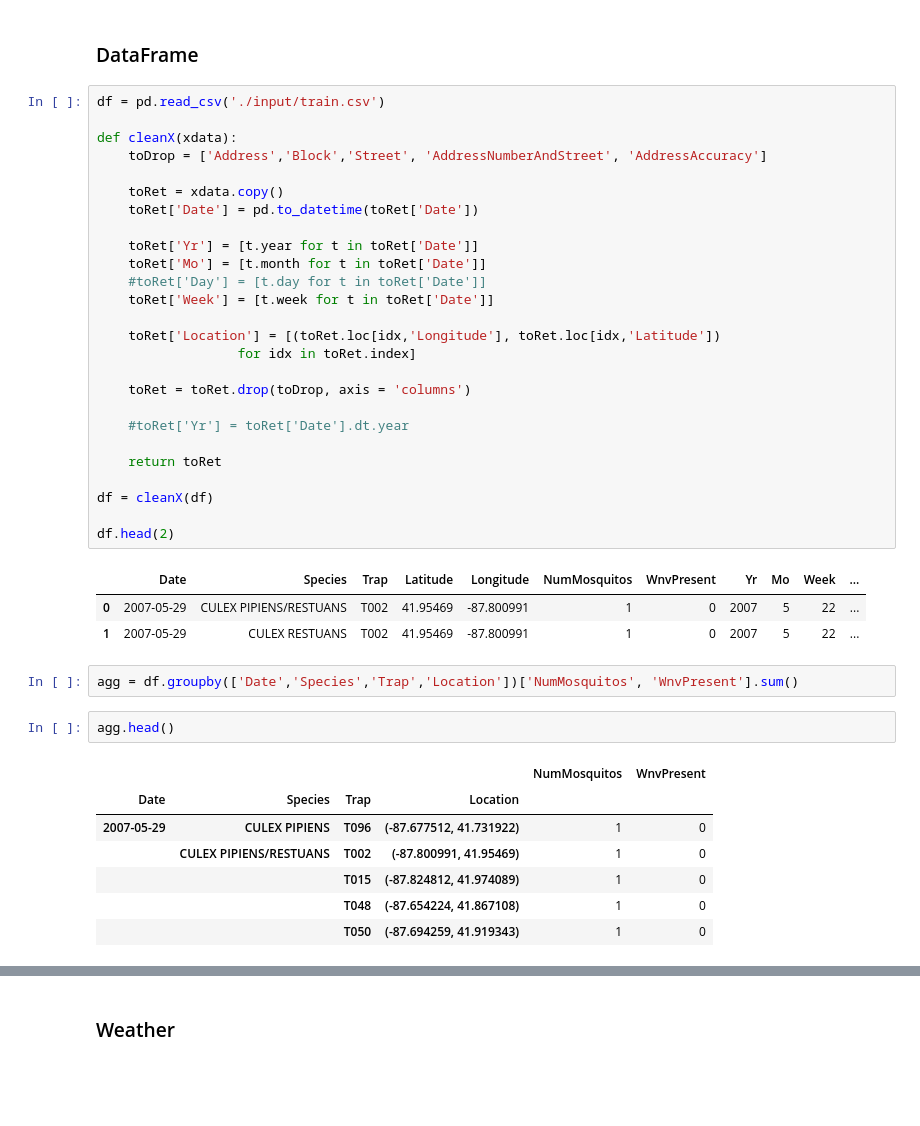
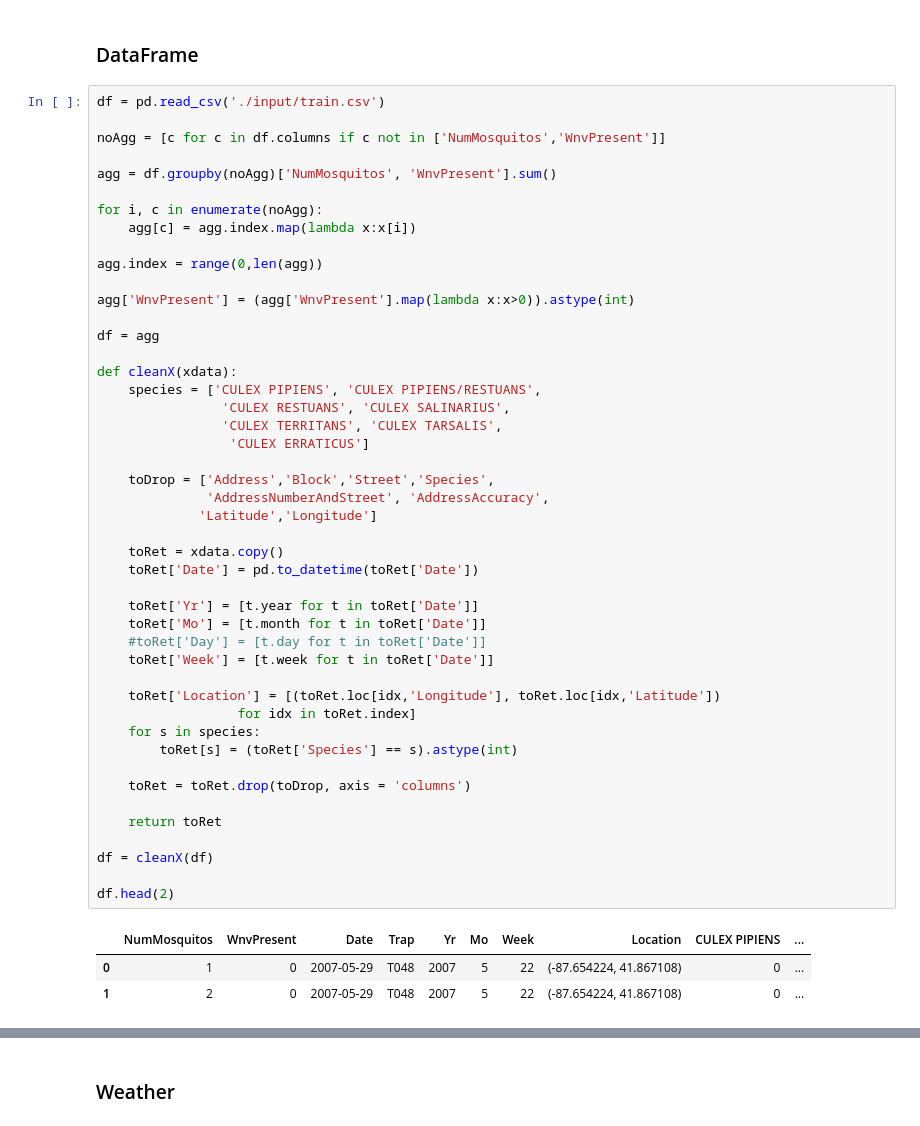
Before and after one commit to wipegup/WNVKaggle, a Jupyter notebook: Data Compiler.ipynb, the cells around one changed output, grey strips where cells are left out. Cells and saved outputs as stored; diff of their text form; blank space fills up the shorter version.

Commit message:
update with species dummies

```diff
--- a/Data Compiler.ipynb
+++ b/Data Compiler.ipynb
@@ -12,42 +12,50 @@ from sklearn.decomposition import TruncatedSVD
 # %%
 df = pd.read_csv('./input/train.csv')
 
+noAgg = [c for c in df.columns if c not in ['NumMosquitos','WnvPresent']]
+
+agg = df.groupby(noAgg)['NumMosquitos', 'WnvPresent'].sum()
+
+for i, c in enumerate(noAgg):
+    agg[c] = agg.index.map(lambda x:x[i])
+
+agg.index = range(0,len(agg))
+
+agg['WnvPresent'] = (agg['WnvPresent'].map(lambda x:x>0)).astype(int)
+
+df = agg
+
 def cleanX(xdata):
-    toDrop = ['Address','Block','Street', 'AddressNumberAndStreet', 'AddressAccuracy']
+    species = ['CULEX PIPIENS', 'CULEX PIPIENS/RESTUANS',
+                'CULEX RESTUANS', 'CULEX SALINARIUS',
+                'CULEX TERRITANS', 'CULEX TARSALIS',
+                 'CULEX ERRATICUS']
+
+    toDrop = ['Address','Block','Street','Species',
+              'AddressNumberAndStreet', 'AddressAccuracy',
+             'Latitude','Longitude']
 
     toRet = xdata.copy()
     toRet['Date'] = pd.to_datetime(toRet['Date'])
 
     toRet['Yr'] = [t.year for t in toRet['Date']]
     toRet['Mo'] = [t.month for t in toRet['Date']]
     #toRet['Day'] = [t.day for t in toRet['Date']]
     toRet['Week'] = [t.week for t in toRet['Date']]
 
     toRet['Location'] = [(toRet.loc[idx,'Longitude'], toRet.loc[idx,'Latitude'])
                   for idx in toRet.index]
+    for s in species:
+        toRet[s] = (toRet['Species'] == s).astype(int)
 
     toRet = toRet.drop(toDrop, axis = 'columns')
-
-    #toRet['Yr'] = toRet['Date'].dt.year
 
     return toRet
 
 df = cleanX(df)
 
 df.head(2)
 # %% [output]
-|  | Date | Species | Trap | Latitude | Longitude | NumMosquitos | WnvPresent | Yr | Mo | Week | ... |
-| 0 | 2007-05-29 | CULEX PIPIENS/RESTUANS | T002 | 41.95469 | -87.800991 | 1 | 0 | 2007 | 5 | 22 | ... |
-| 1 | 2007-05-29 | CULEX RESTUANS | T002 | 41.95469 | -87.800991 | 1 | 0 | 2007 | 5 | 22 | ... |
+|  | NumMosquitos | WnvPresent | Date | Trap | Yr | Mo | Week | Location | CULEX PIPIENS | ... |
+| 0 | 1 | 0 | 2007-05-29 | T048 | 2007 | 5 | 22 | (-87.654224, 41.867108) | 0 | ... |
+| 1 | 2 | 0 | 2007-05-29 | T048 | 2007 | 5 | 22 | (-87.654224, 41.867108) | 0 | ... |
-# %%
-agg = df.groupby(['Date','Species','Trap','Location'])['NumMosquitos', 'WnvPresent'].sum()
-# %%
-agg.head()
-# %% [output]
-|  |  |  |  | NumMosquitos | WnvPresent |
-| Date | Species | Trap | Location |  |  |
-| 2007-05-29 | CULEX PIPIENS | T096 | (-87.677512, 41.731922) | 1 | 0 |
-|  | CULEX PIPIENS/RESTUANS | T002 | (-87.800991, 41.95469) | 1 | 0 |
-|  |  | T015 | (-87.824812, 41.974089) | 1 | 0 |
-|  |  | T048 | (-87.654224, 41.867108) | 1 | 0 |
-|  |  | T050 | (-87.694259, 41.919343) | 1 | 0 |
```
Also changed, not shown: parts of 12 cells of this notebook, 2 other files.
